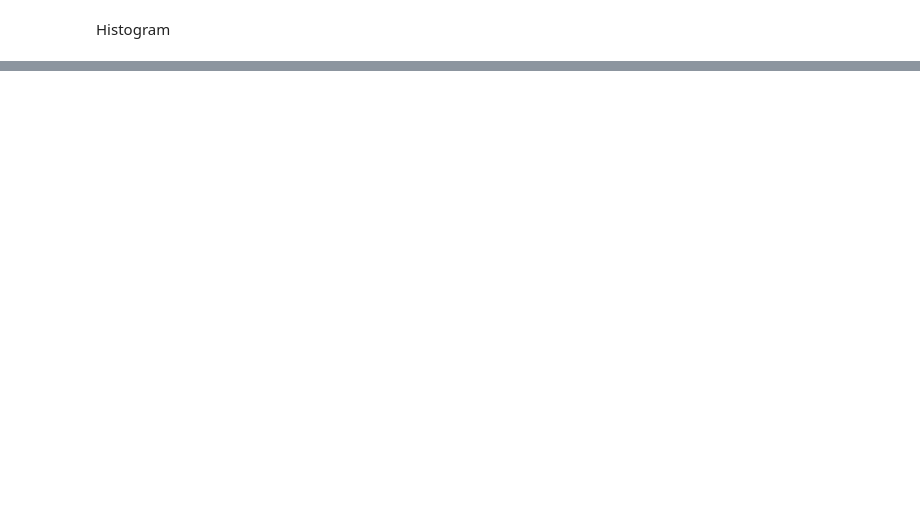
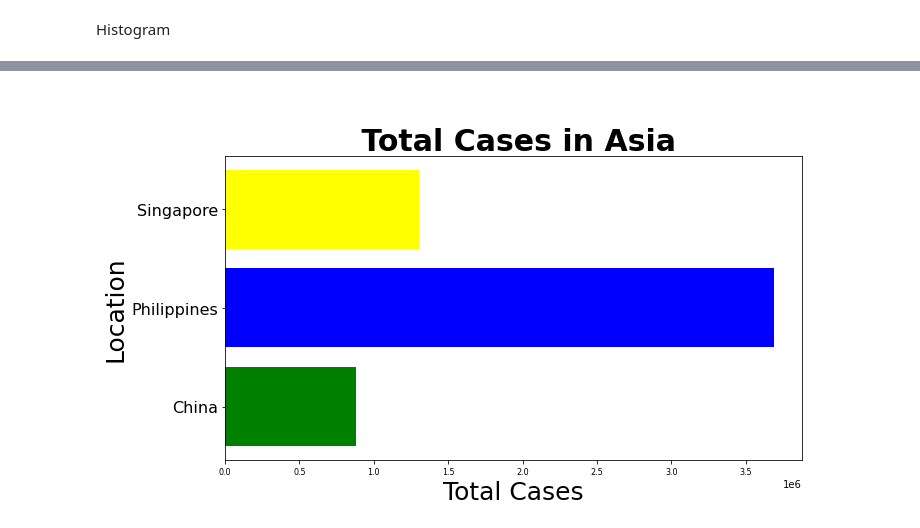
Before and after one commit to krisanndesiderio/SYSTEM-TRON, a Jupyter notebook: COVID19_Case_Surveillance_Public_Use_Data.ipynb, the cells around one changed output, grey strips where cells are left out. Drawn from its saved outputs; the diff is of its cells as text; code cells hidden in the pictures; blank space fills up the shorter version.

```diff
--- a/COVID19_Case_Surveillance_Public_Use_Data.ipynb
+++ b/COVID19_Case_Surveillance_Public_Use_Data.ipynb
@@ -143,0 +133,18 @@ Text(0.5, 1.0, 'Death')
+# %%
+Country = dataset["location"]
+TotalCases = dataset["total_cases"]
+
+f = plt.figure(tight_layout=True)
+f.set_figwidth(10)
+f.set_figheight(6)
+
+plt.xticks(fontsize=8)
+plt.yticks(fontsize=16)
+plt.ylabel("Location", fontsize= 25)
+plt.xlabel("Total Cases", fontsize= 25)
+plt.title("\n Total Cases in Asia", fontweight="bold", fontsize=30)
+colors = ['yellow', 'green', 'yellow', 'green', 'yellow', 'blue']
+plt.barh(Country, TotalCases, color = colors )
+plt.show()
+# %% [output]
+[figure, added]
```
Also changed, not shown: parts of 9 cells of this notebook.
